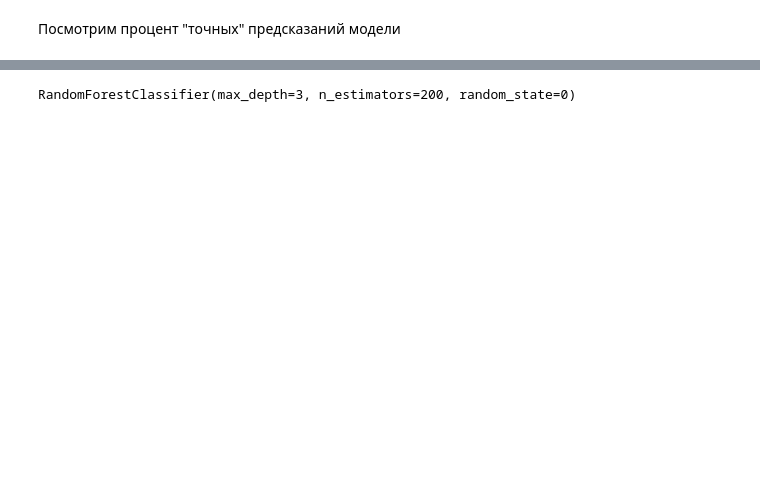
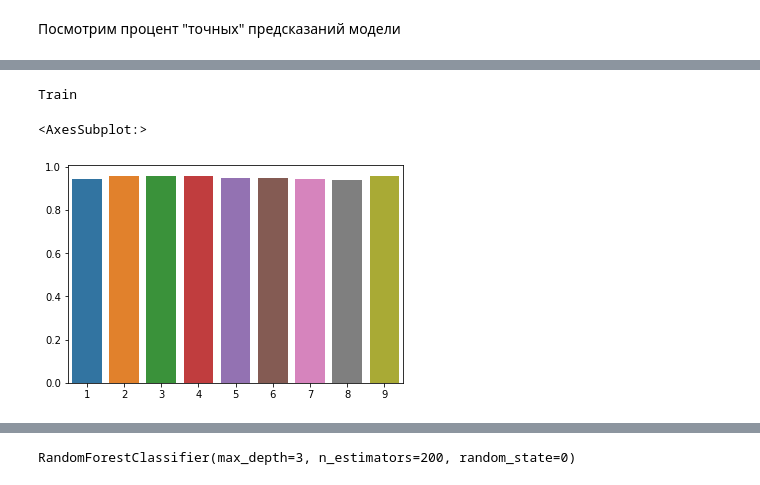
Before and after one commit to GluKhovKirill/NN_BreastCancer, a Jupyter notebook: main.ipynb, the cells around one changed output, grey strips where cells are left out. Drawn from its saved outputs; the diff is of its cells as text; code cells hidden in the pictures; blank space fills up the shorter version.

```diff
--- a/main.ipynb
+++ b/main.ipynb
@@ -161,0 +206,7 @@ MAE:            5.26%
+# %%
+print("Train")
+sns.barplot(x=[i+1 for i in range(len(scores_train))],y=scores_train)
+# %% [output]
+Train
+<AxesSubplot:>
+[figure, added]
```
Also changed, not shown: parts of 10 cells of this notebook, 1 other file.
